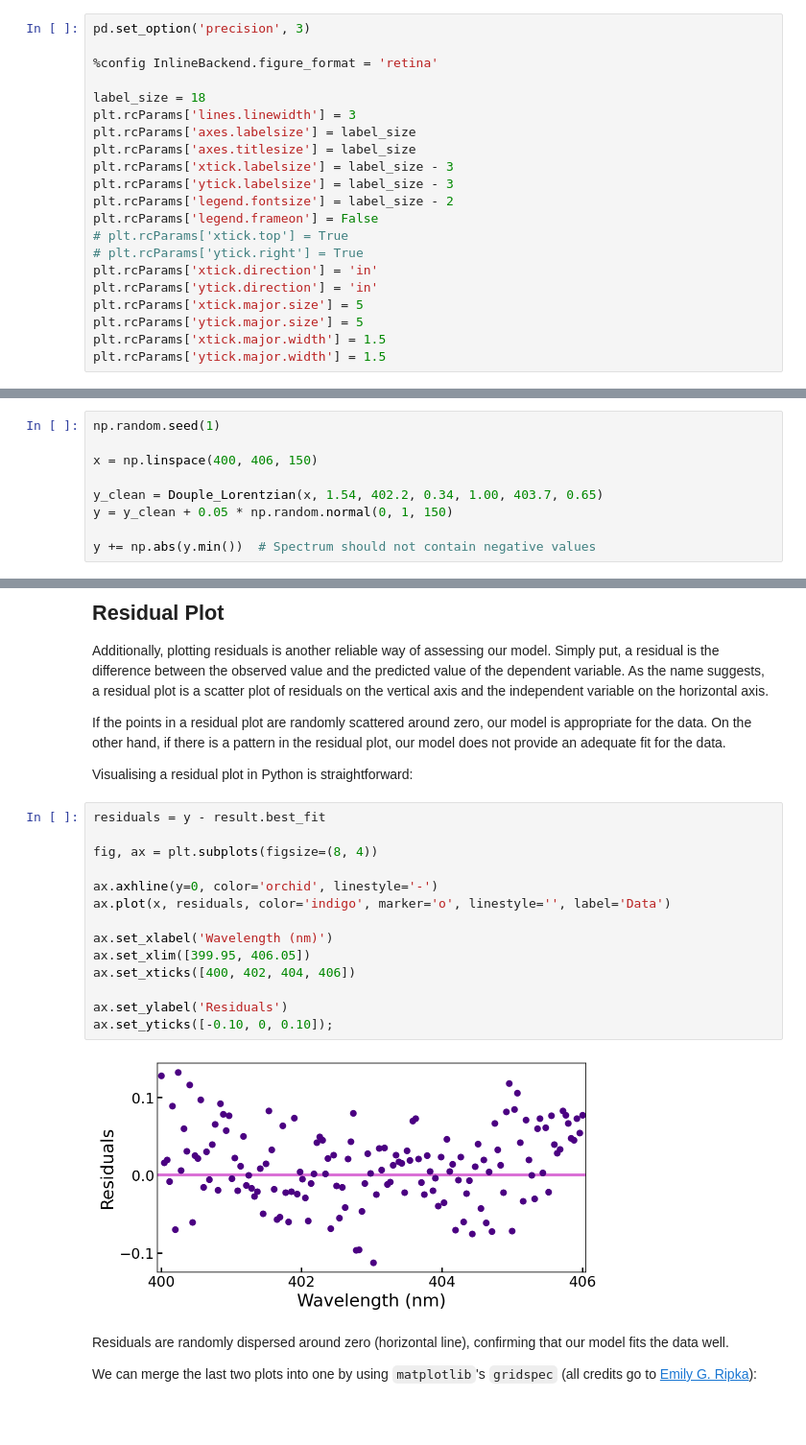
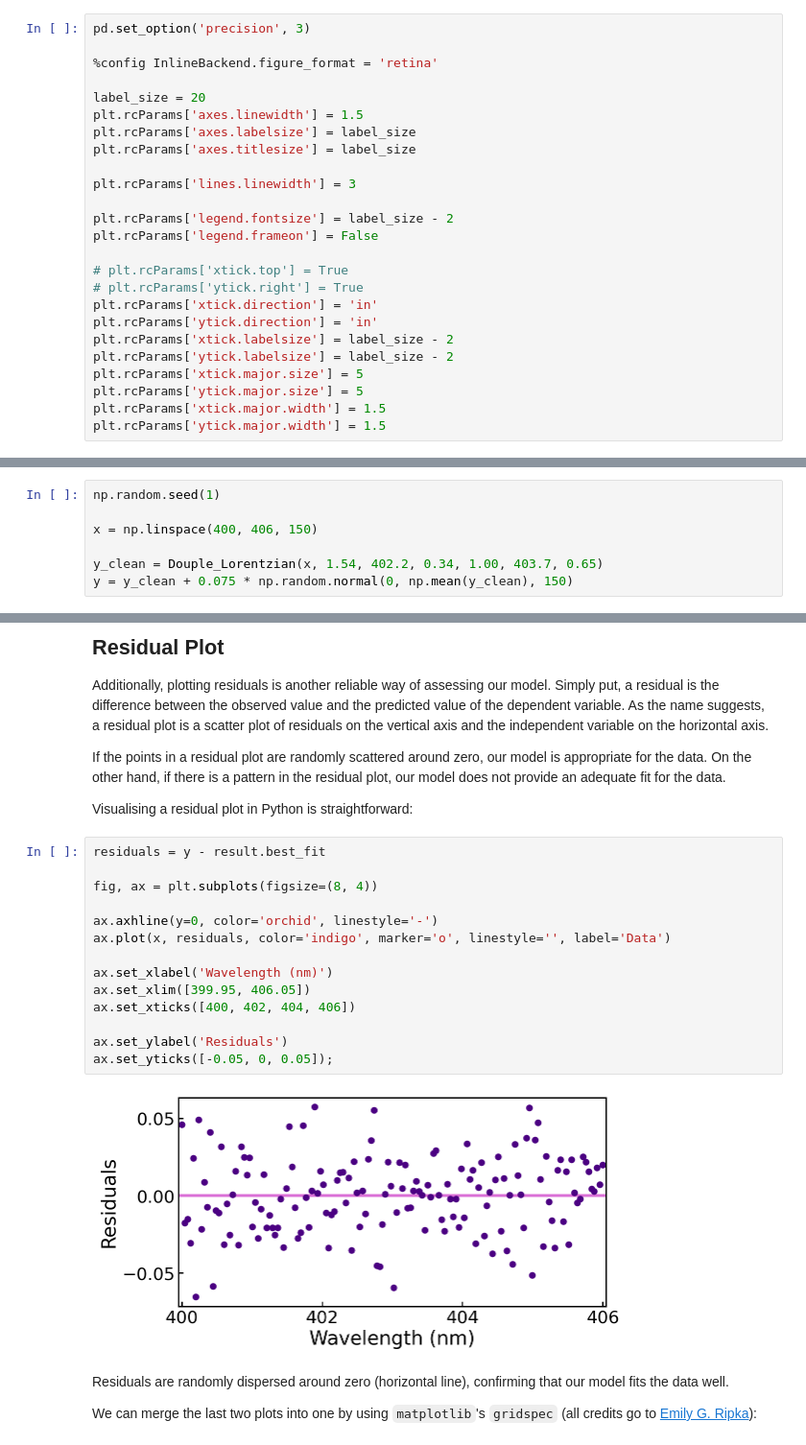
Before and after one commit to KOrfanakis/PhD_Tools, a Jupyter notebook: Curve Fitting/Curve_Fitting.ipynb, the cells around one changed output, grey strips where cells are left out. Shown at 96% size. Cells and saved outputs as stored; diff of their text form; blank space fills up the shorter version.

Commit message:
Changed spectrum + modified figs

```diff
--- a/Curve Fitting/Curve_Fitting.ipynb
+++ b/Curve Fitting/Curve_Fitting.ipynb
@@ -21,18 +21,22 @@ pd.set_option('precision', 3)
 
 %config InlineBackend.figure_format = 'retina'
 
-label_size = 18
-plt.rcParams['lines.linewidth'] = 3
+label_size = 20
+plt.rcParams['axes.linewidth'] = 1.5
 plt.rcParams['axes.labelsize'] = label_size
 plt.rcParams['axes.titlesize'] = label_size
-plt.rcParams['xtick.labelsize'] = label_size - 3
-plt.rcParams['ytick.labelsize'] = label_size - 3
+
+plt.rcParams['lines.linewidth'] = 3
+
 plt.rcParams['legend.fontsize'] = label_size - 2
 plt.rcParams['legend.frameon'] = False
+
 # plt.rcParams['xtick.top'] = True
 # plt.rcParams['ytick.right'] = True
 plt.rcParams['xtick.direction'] = 'in'
 plt.rcParams['ytick.direction'] = 'in'
+plt.rcParams['xtick.labelsize'] = label_size - 2
+plt.rcParams['ytick.labelsize'] = label_size - 2
 plt.rcParams['xtick.major.size'] = 5
 plt.rcParams['ytick.major.size'] = 5
 plt.rcParams['xtick.major.width'] = 1.5
@@ -61,9 +65,7 @@ np.random.seed(1)
 x = np.linspace(400, 406, 150)
 
 y_clean = Douple_Lorentzian(x, 1.54, 402.2, 0.34, 1.00, 403.7, 0.65)
-y = y_clean + 0.05 * np.random.normal(0, 1, 150)
-
-y += np.abs(y.min())  # Spectrum should not contain negative values
+y = y_clean + 0.075 * np.random.normal(0, np.mean(y_clean), 150)
 # %%
 fig, ax = plt.subplots(figsize=(8, 6))
 
@@ -204,19 +206,19 @@ Visualising a residual plot in Python is straightforward:
 # %%
 residuals = y - result.best_fit
 
 fig, ax = plt.subplots(figsize=(8, 4))
 
 ax.axhline(y=0, color='orchid', linestyle='-')
 ax.plot(x, residuals, color='indigo', marker='o', linestyle='', label='Data')
 
 ax.set_xlabel('Wavelength (nm)')
 ax.set_xlim([399.95, 406.05])
 ax.set_xticks([400, 402, 404, 406])
 
 ax.set_ylabel('Residuals')
-ax.set_yticks([-0.10, 0, 0.10]);
+ax.set_yticks([-0.05, 0, 0.05]);
 # %% [output]
-[figure, old version]
+[figure, new version]
 # %% [markdown]
 Residuals are randomly dispersed around zero (horizontal line), confirming that our model fits the data well.
 
```
Also changed, not shown: parts of 5 cells of this notebook.
